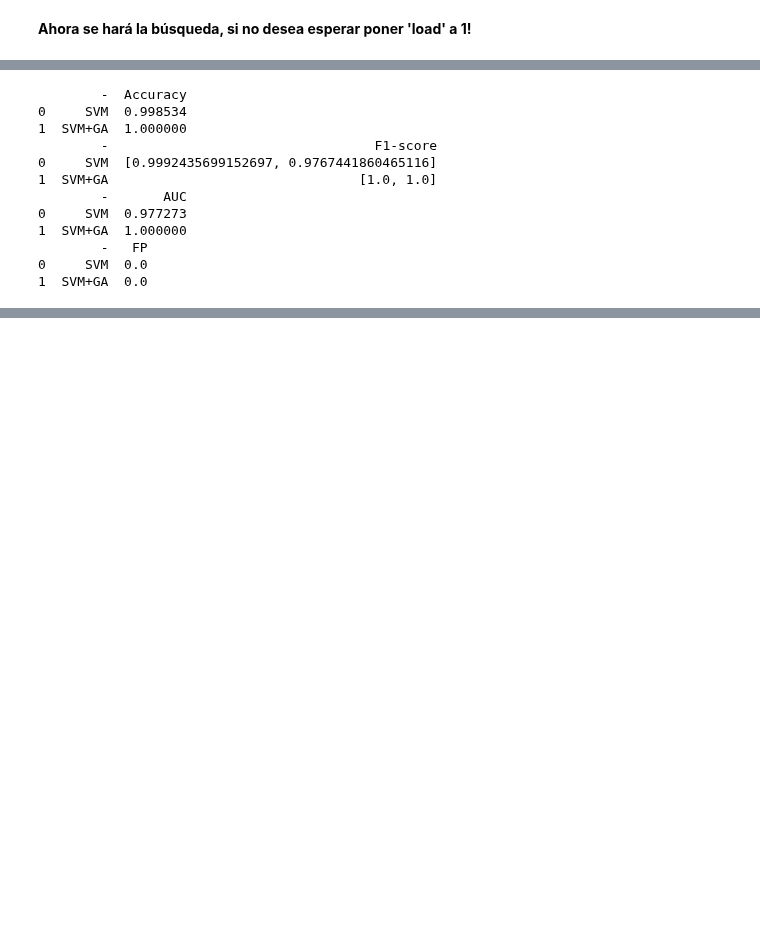
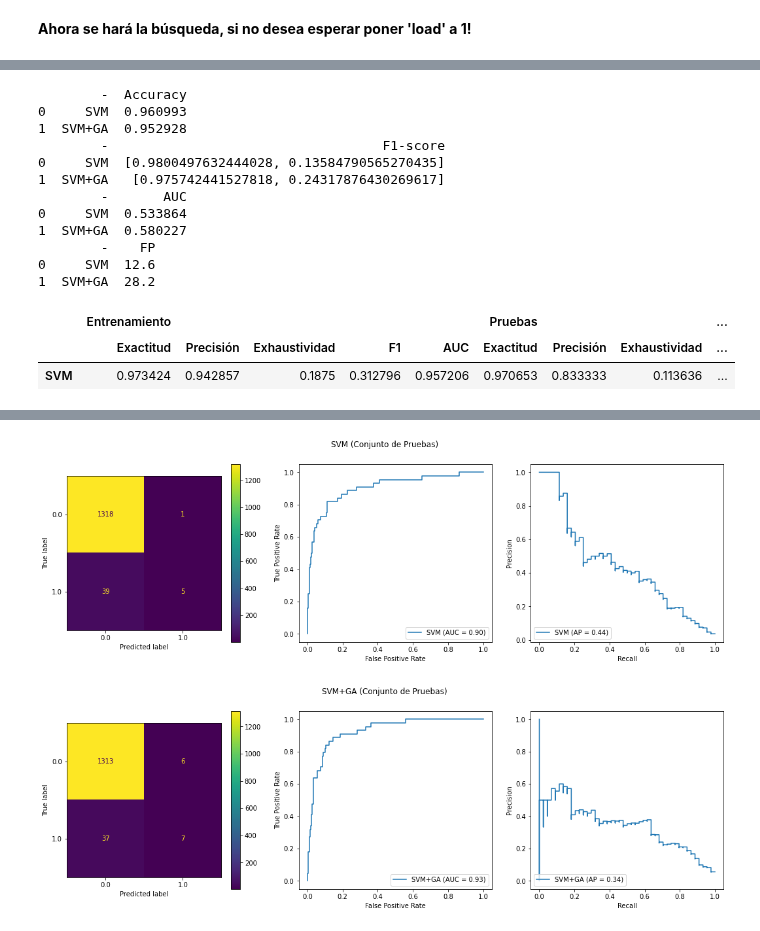
Before and after one commit to Project-ML-PUCP/BankruptcyTaiwan, a Jupyter notebook: 03. Codigo/03.5. Modeling - GA+SVM.ipynb, the cells around one changed output, grey strips where cells are left out. Saved outputs shown, nothing was run; the diff lists cells and outputs as text; code cells hidden in the pictures; blank space fills up the shorter version.

Commit message:
Update 03.5 y modelos

```diff
--- a/03. Codigo/03.5. Modeling - GA+SVM.ipynb
+++ b/03. Codigo/03.5. Modeling - GA+SVM.ipynb
@@ -37,11 +68,11 @@ warnings.filterwarnings('ignore')
 ## Leer dataset imputado
 # %%
 # se carga dataset imputado
-median_imputed_df = pd.read_pickle(os.path.join('results','dataset_normalizado.pkl'))
+median_imputed_df = pd.read_pickle('dataset_normalizado.pkl')
 # %%
 # función para separar las columnas en variables y etiquetas ('flag')
 def split_features_labels(df):
-    feature_dfs = df.iloc[:, 1:]
+    feature_dfs = df.iloc[:, :-1]
     label_dfs = df['flag']
     return feature_dfs, label_dfs
 # %% [markdown]
@@ -288,8 +337,7 @@ if load == 0:
 # %%
 # cargamos los grid-searchs guardados
-if load:
-  cv_svm = joblib.load(os.path.join('modelos','Modelo_SVM.pkl'))
-  cs_svm_ga = joblib.load(os.path.join('modelos','Modelo_GA_SVM.pkl'))
+cv_svm = joblib.load('Modelo_SVM.pkl')
+cs_svm_ga = joblib.load('Modelo_GA_SVM.pkl')
 # %%
 cs_svm_ga.best_estimator_
 # %% [output]
@@ -329,14 +377,42 @@ print(perform_model_ranking_auc(models_dictionary2, median_imputed_df, results2)
 print(perform_model_ranking_typeI(models_dictionary2, median_imputed_df, results2))
 # %% [output]
         -  Accuracy
-0     SVM  0.998534
-1  SVM+GA  1.000000
-        -                                  F1-score
-0     SVM  [0.9992435699152697, 0.9767441860465116]
-1  SVM+GA                                [1.0, 1.0]
+0     SVM  0.960993
+1  SVM+GA  0.952928
+        -                                   F1-score
+0     SVM  [0.9800497632444028, 0.13584790565270435]
+1  SVM+GA   [0.975742441527818, 0.24317876430269617]
         -       AUC
-0     SVM  0.977273
-1  SVM+GA  1.000000
-        -   FP
-0     SVM  0.0
-1  SVM+GA  0.0
+0     SVM  0.533864
+1  SVM+GA  0.580227
+        -    FP
+0     SVM  12.6
+1  SVM+GA  28.2
+# %%
+def update_resultados(descripcion, model, resultados, X_train, X_test, y_train, y_test):
+  y_train_pred = model.predict(X_train)
+  y_train_pred_proba = model.predict_proba(X_train)[:,1]
+
+  y_test_pred = model.predict(X_test)
+  y_test_pred_proba = model.predict_proba(X_test)[:,1]
+
+  resultados.update( { descripcion: {
+      ('Entrenamiento', 'Exactitud'): model.score(X_train, y_train),
+      ('Entrenamiento', 'Precisión'): precision_score(y_train, y_train_pred, zero_division=0),
+      ('Entrenamiento', 'Exhaustividad'): recall_score(y_train, y_train_pred),
+      ('Entrenamiento', 'F1'): f1_score(y_train, y_train_pred),
+      ('Entrenamiento', 'AUC'): roc_auc_score(y_train, y_train_pred_proba),
+      ('Pruebas', 'Exactitud'): model.score(X_test, y_test),
+      ('Pruebas', 'Precisión'): precision_score(y_test, y_test_pred, zero_division=0),
+      ('Pruebas', 'Exhaustividad'): recall_score(y_test, y_test_pred),
+      ('Pruebas', 'F1'): f1_score(y_test, y_test_pred),
+      ('Pruebas', 'AUC'): roc_auc_score(y_test, y_test_pred_proba)
+    } } )
+  display(pd.DataFrame.from_dict(resultados, orient='index'))
+
+  fig, axes = plt.subplots(1, 3, figsize=(18, 5))
+  fig.suptitle(f'{descripcion} (Conjunto de Pruebas)')
+  plot_confusion_matrix(model, X_test, y_test, ax=axes[0], values_format='d')
+  plot_roc_curve(model, X_test, y_test, ax=axes[1], name=descripcion)
+  plot_precision_recall_curve(model, X_test, y_test, ax=axes[2], name=descripcion)
+  return
@@ -342,0 +504,7 @@ print(perform_model_ranking_typeI(models_dictionary2, median_imputed_df, results
+# %%
+# Cross validación con 5 sets
+results3 = perform_data_evaluation(models_dictionary2, median_imputed_df, verbose=True, k_folds=5)
+# %% [output]
+|  | Entrenamiento |  |  |  |  | Pruebas |  |  | ... |
+|  | Exactitud | Precisión | Exhaustividad | F1 | AUC | Exactitud | Precisión | Exhaustividad | ... |
+| SVM | 0.973424 | 0.942857 | 0.1875 | 0.312796 | 0.957206 | 0.970653 | 0.833333 | 0.113636 | ... |
@@ -342,0 +515,2 @@ print(perform_model_ranking_typeI(models_dictionary2, median_imputed_df, results
+[figure, added]
+[figure, added]
```
Also changed, not shown: parts of 13 cells of this notebook, 2 other files.
